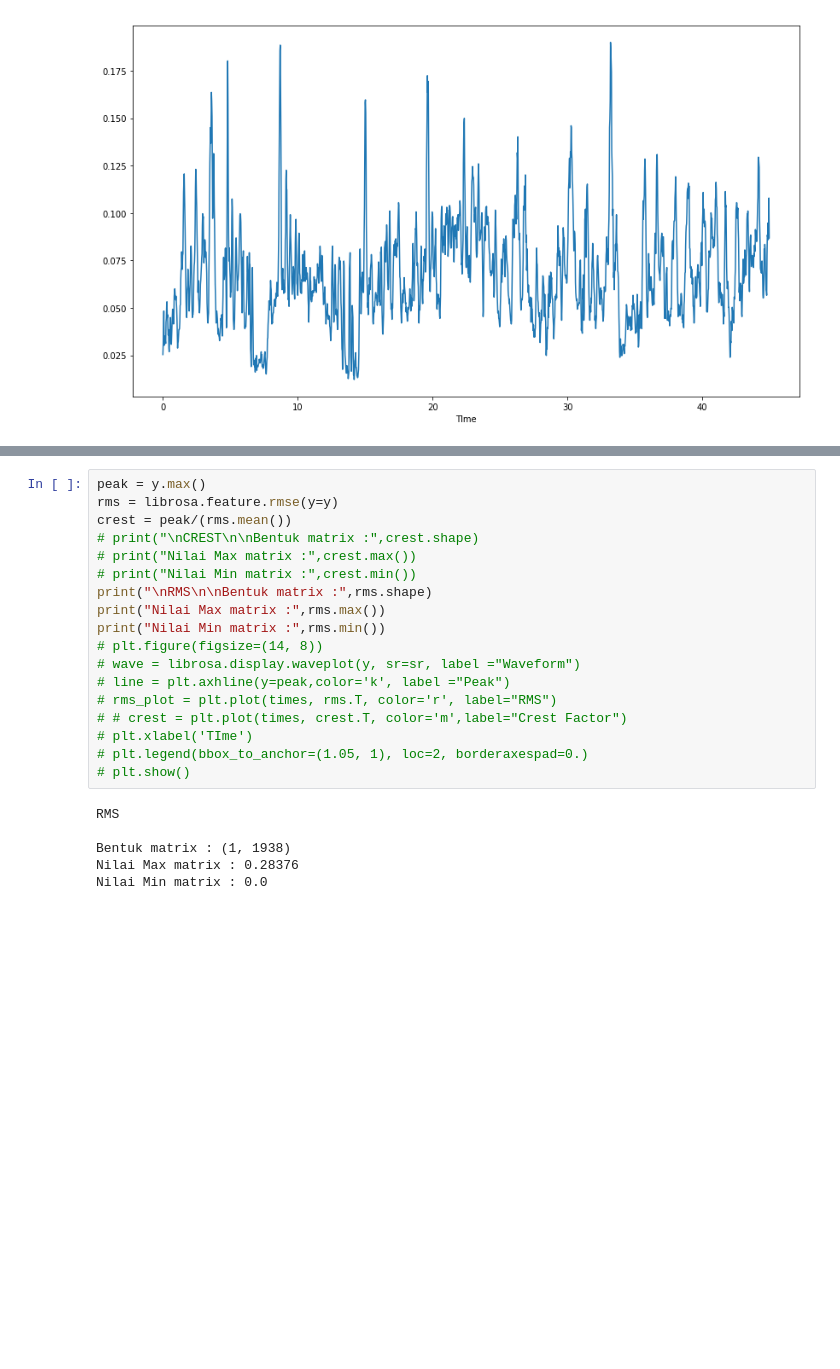
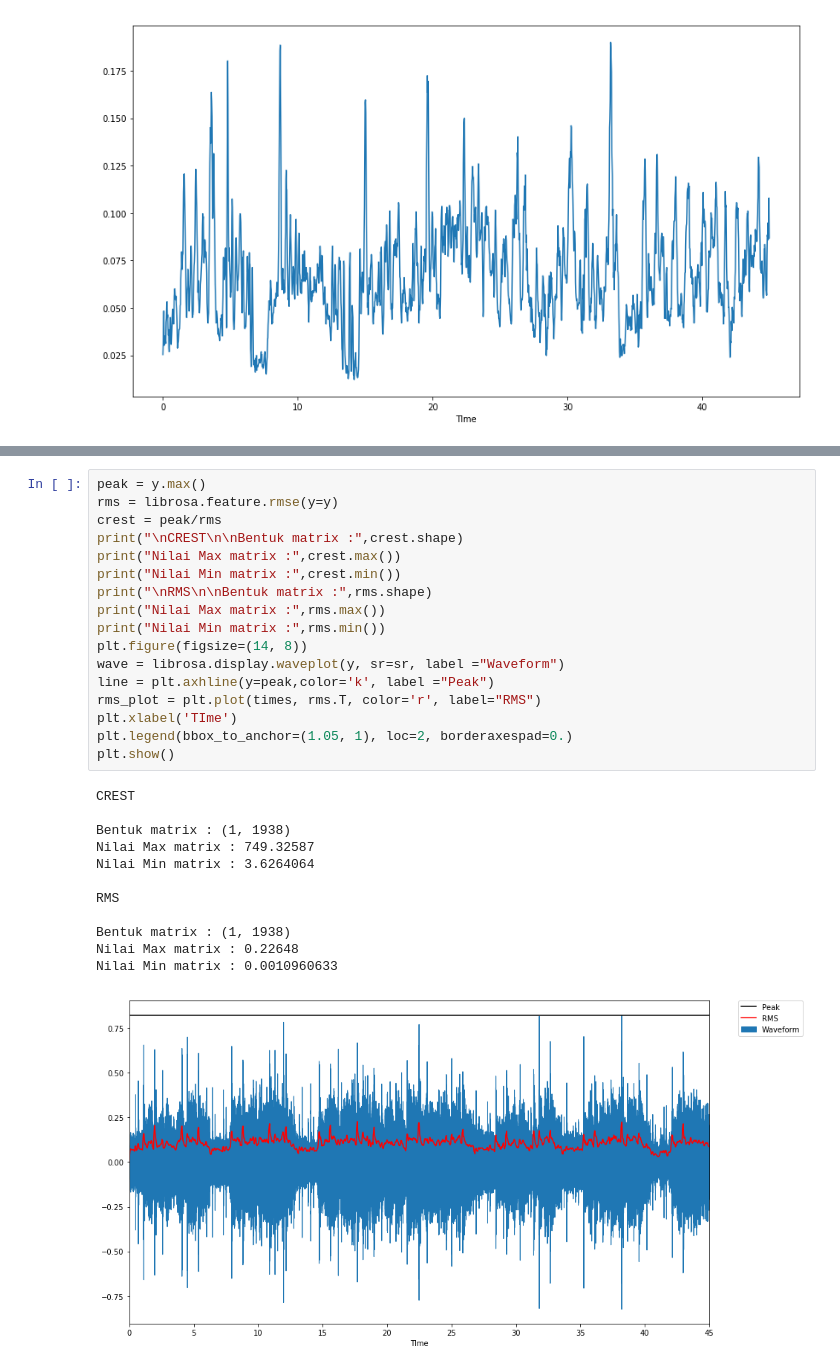
Before and after one commit to TegarSU/AsikYesAjigile, a Jupyter notebook: TryLibrary.ipynb, the cells around one changed output, grey strips where cells are left out. Saved outputs shown, nothing was run; the diff lists cells and outputs as text; blank space fills up the shorter version.

```diff
--- a/TryLibrary.ipynb
+++ b/TryLibrary.ipynb
@@ -164,24 +166,30 @@ Nilai Min matrix : 2.63307e-05
 # %%
 peak = y.max()
 rms = librosa.feature.rmse(y=y)
-crest = peak/(rms.mean())
-# print("\nCREST\n\nBentuk matrix :",crest.shape)
-# print("Nilai Max matrix :",crest.max())
-# print("Nilai Min matrix :",crest.min())
+crest = peak/rms
+print("\nCREST\n\nBentuk matrix :",crest.shape)
+print("Nilai Max matrix :",crest.max())
+print("Nilai Min matrix :",crest.min())
 print("\nRMS\n\nBentuk matrix :",rms.shape)
 print("Nilai Max matrix :",rms.max())
 print("Nilai Min matrix :",rms.min())
-# plt.figure(figsize=(14, 8))
-# wave = librosa.display.waveplot(y, sr=sr, label ="Waveform")
-# line = plt.axhline(y=peak,color='k', label ="Peak")
-# rms_plot = plt.plot(times, rms.T, color='r', label="RMS")
-# # crest = plt.plot(times, crest.T, color='m',label="Crest Factor")
-# plt.xlabel('TIme')
-# plt.legend(bbox_to_anchor=(1.05, 1), loc=2, borderaxespad=0.)
-# plt.show()
+plt.figure(figsize=(14, 8))
+wave = librosa.display.waveplot(y, sr=sr, label ="Waveform")
+line = plt.axhline(y=peak,color='k', label ="Peak")
+rms_plot = plt.plot(times, rms.T, color='r', label="RMS")
+plt.xlabel('TIme')
+plt.legend(bbox_to_anchor=(1.05, 1), loc=2, borderaxespad=0.)
+plt.show()
 # %% [output]
+CREST
+
+Bentuk matrix : (1, 1938)
+Nilai Max matrix : 749.32587
+Nilai Min matrix : 3.6264064
+
 RMS
 
 Bentuk matrix : (1, 1938)
-Nilai Max matrix : 0.28376
-Nilai Min matrix : 0.0
+Nilai Max matrix : 0.22648
+Nilai Min matrix : 0.0010960633
+[figure, added]
```
Also changed, not shown: parts of 9 cells of this notebook.
